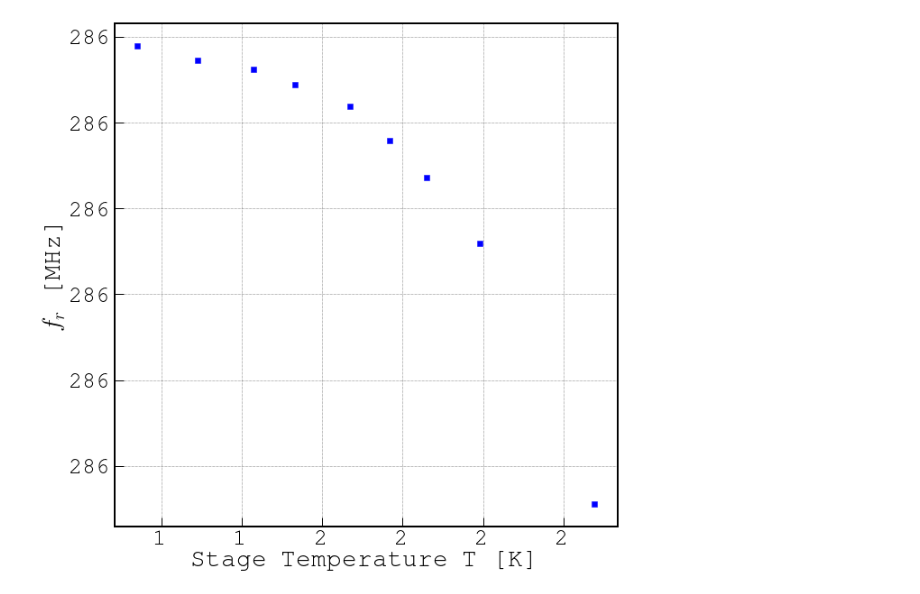
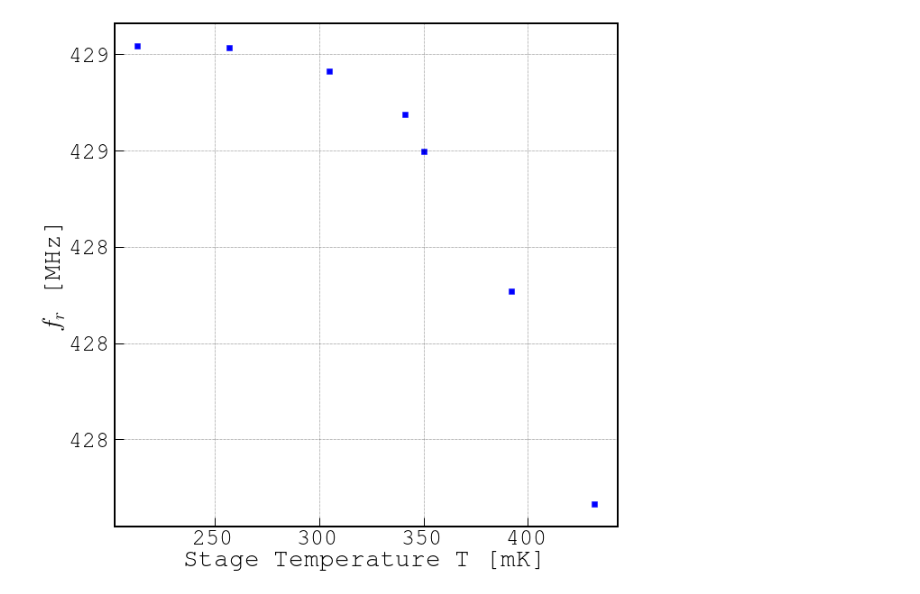
Before and after one commit to WanduiAlbert/ResoBolo, a Jupyter notebook: code/Resonant Freq vs Temp Fitting.ipynb, the cells around one changed output. Saved outputs shown, nothing was run; the diff lists cells and outputs as text; code cells hidden in the pictures.

```diff
--- a/code/Resonant Freq vs Temp Fitting.ipynb
+++ b/code/Resonant Freq vs Temp Fitting.ipynb
@@ -16,22 +16,25 @@ from scipy.special import iv
 I0 = lambda x: iv(0, x)
 # %%
 dBm = u.dB(u.mW)
-T = np.array([0.926, 1.113, 1.288, 1.416, 1.586, 1.711, 1.825, 1.991, 2.347]) * u.K
-f_r = np.array([285.9778, 285.97455, 285.9725,\
-                285.9689, 285.96375, 285.9559, 285.9473, 285.93195, 285.8712]) * u.MHz
+# T = np.array([0.926, 1.113, 1.288, 1.416, 1.586, 1.711, 1.825, 1.991, 2.347]) * u.K
+# f_r = np.array([285.9778, 285.97455, 285.9725,\
+#                 285.9689, 285.96375, 285.9559, 285.9473, 285.93195, 285.8712]) * u.MHz
+T = np.array([213, 257, 305, 341, 350, 392, 432])*1e-3 * u.K
+f_r = np.array([428.817, 428.81475, 428.7654, 428.6755, 428.59915, 428.3087,\
+        427.8662]) * u.MHz
 attenuation = 100 * dBm
 P = 0 * dBm
 # %%
 fig, ax = plt.subplots(figsize=(10, 10))
-ax.plot(T.to('K'), f_r, 'bs')
+ax.plot(T.to('mK'), f_r, 'bs')
 ax.set_ylabel(r'$f_r$ [MHz]')
-ax.set_xlabel(r'Stage Temperature T [K]')
+ax.set_xlabel(r'Stage Temperature T [mK]')
 ax.grid(which='both')
 ax.xaxis.set_major_formatter(StrMethodFormatter("{x:3.0f}"))
 ax.yaxis.set_major_formatter(StrMethodFormatter("{x:3.0f}"))
 plt.savefig('Resonant_Freq_vs_Temp.png');
 # %% [output]
-[figure, old version]
+[figure, new version]
 # %%
 x = (f_r - f_r[0])/f_r[0]
 f0 = f_r[0].to('Hz').value
```
Also changed, not shown: parts of 5 cells of this notebook, 9 other files.
